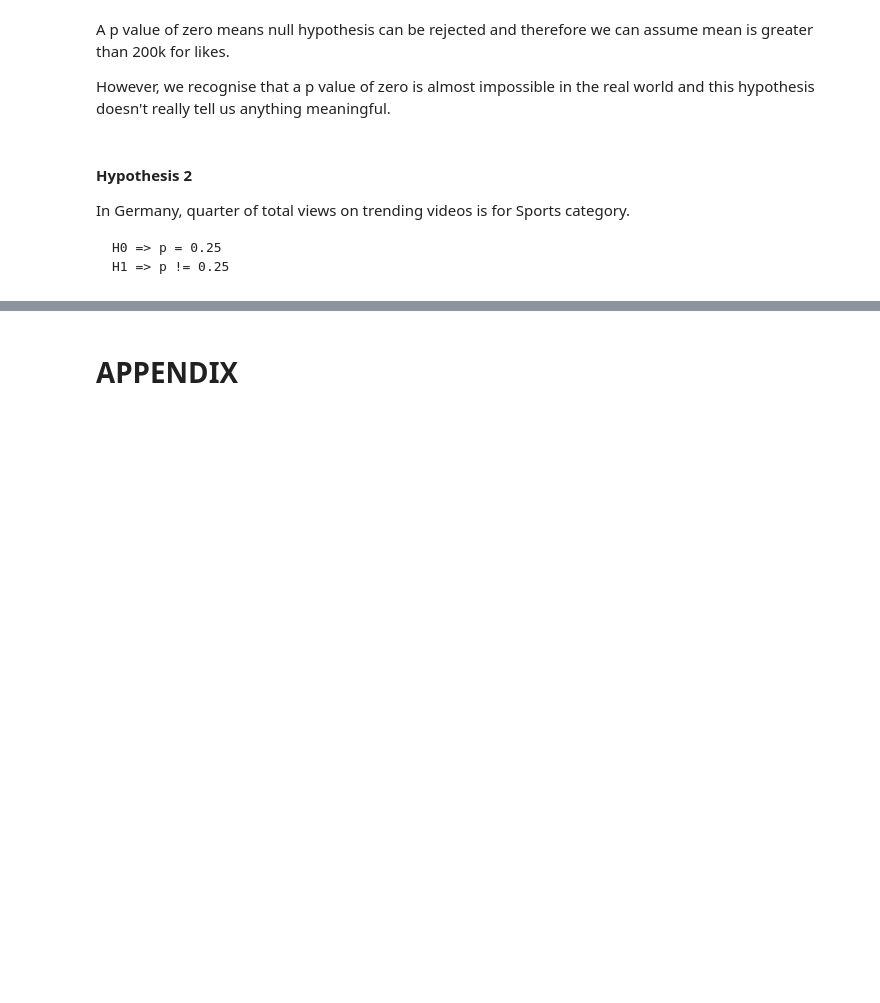
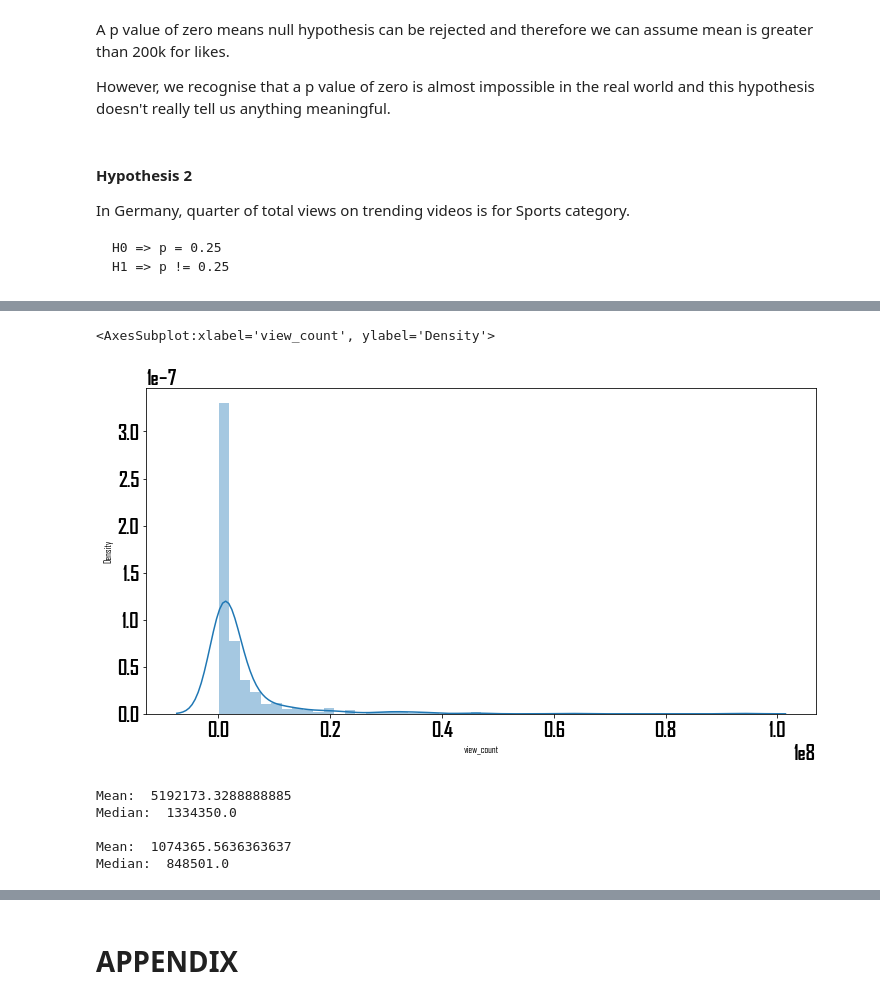
Before and after one commit to gorkemguneser/Youtube-Trending-Videos-Statistical-Analysis, a Jupyter notebook: code/YouTube Trending Videos Statistical Analysis.ipynb, the cells around one changed output, grey strips where cells are left out. Saved outputs shown, nothing was run; the diff lists cells and outputs as text; code cells hidden in the pictures; blank space fills up the shorter version.

```diff
--- a/code/YouTube Trending Videos Statistical Analysis.ipynb
+++ b/code/YouTube Trending Videos Statistical Analysis.ipynb
@@ -938,0 +943,21 @@ Null hytpothesis is rejected.
+# %%
+sns.distplot(data_gb_unique_music["view_count"])
+# %% [output]
+<AxesSubplot:xlabel='view_count', ylabel='Density'>
+[figure, added]
+# %%
+data_gb_unique_music = data_gb_unique[data_gb_unique["trend"]=="Music"]
+
+print("Mean: ",data_gb_unique_music["view_count"].mean())
+print("Median: ",data_gb_unique_music["view_count"].median(),"\n")
+
+data_gb_unique_music= data_gb_unique_music.drop(data_gb_unique_music[["view_count"]].nlargest(120,"view_count").index)
+
+print("Mean: ",data_gb_unique_music["view_count"].mean())
+print("Median: ",data_gb_unique_music["view_count"].median())
+# %% [output]
+Mean:  5192173.3288888885
+Median:  1334350.0
+
+Mean:  1074365.5636363637
+Median:  848501.0
```
Also changed, not shown: parts of 30 cells of this notebook.
